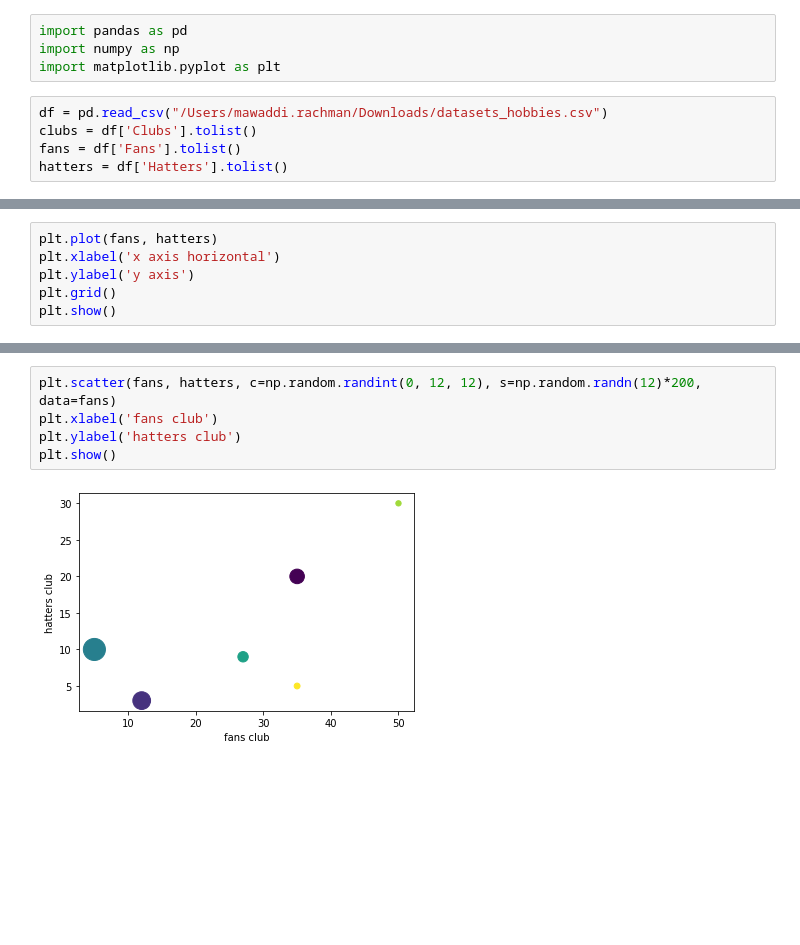
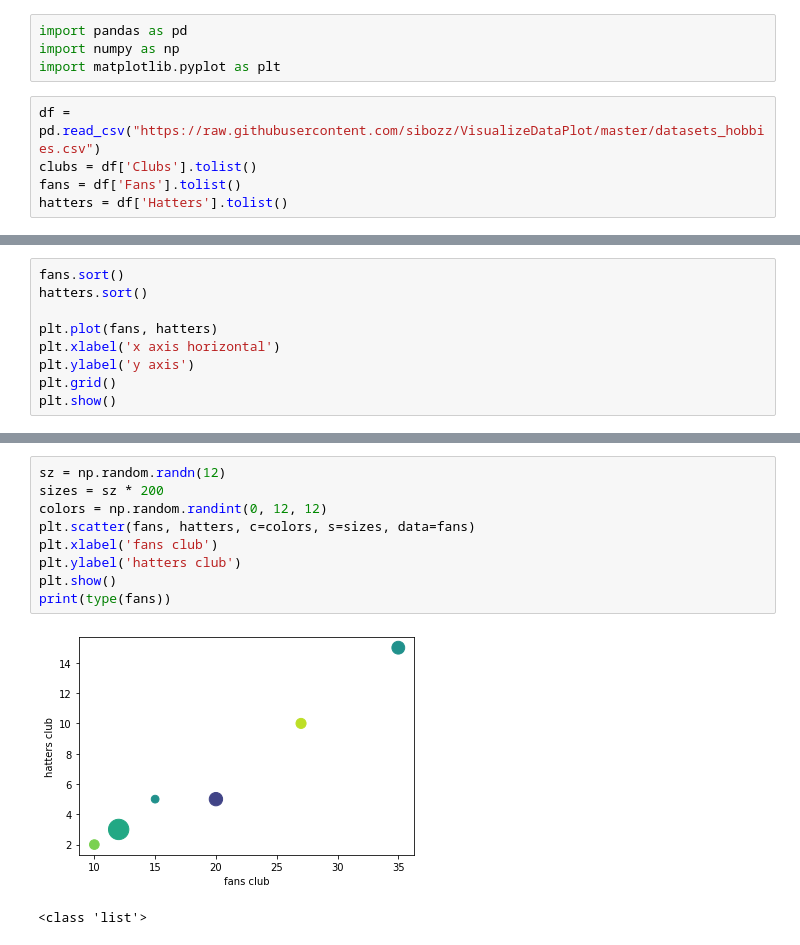
Before and after one commit to sibozz/VisualizeDataPlot, a Jupyter notebook: VisualizeDataPlot.ipynb, the cells around one changed output, grey strips where cells are left out. Saved outputs shown, nothing was run; the diff lists cells and outputs as text; blank space fills up the shorter version.

```diff
--- a/VisualizeDataPlot.ipynb
+++ b/VisualizeDataPlot.ipynb
@@ -3,7 +3,7 @@ import pandas as pd
 import numpy as np
 import matplotlib.pyplot as plt
 # %%
-df = pd.read_csv("/Users/mawaddi.rachman/Downloads/datasets_hobbies.csv")
+df = pd.read_csv("https://raw.githubusercontent.com/sibozz/VisualizeDataPlot/master/datasets_hobbies.csv")
 clubs = df['Clubs'].tolist()
 fans = df['Fans'].tolist()
 hatters = df['Hatters'].tolist()
@@ -18,4 +18,7 @@ print(hatters)
 # %%
+fans.sort()
+hatters.sort()
+
 plt.plot(fans, hatters)
 plt.xlabel('x axis horizontal')
 plt.ylabel('y axis')
@@ -46,7 +49,12 @@ plt.grid()
 # %%
-plt.scatter(fans, hatters, c=np.random.randint(0, 12, 12), s=np.random.randn(12)*200, data=fans)
+sz = np.random.randn(12)
+sizes = sz * 200
+colors = np.random.randint(0, 12, 12)
+plt.scatter(fans, hatters, c=colors, s=sizes, data=fans)
 plt.xlabel('fans club')
 plt.ylabel('hatters club')
 plt.show()
+print(type(fans))
 # %% [output]
-[figure, old version]
+[figure, new version]
+<class 'list'>
```
Also changed, not shown: parts of 10 cells of this notebook.
